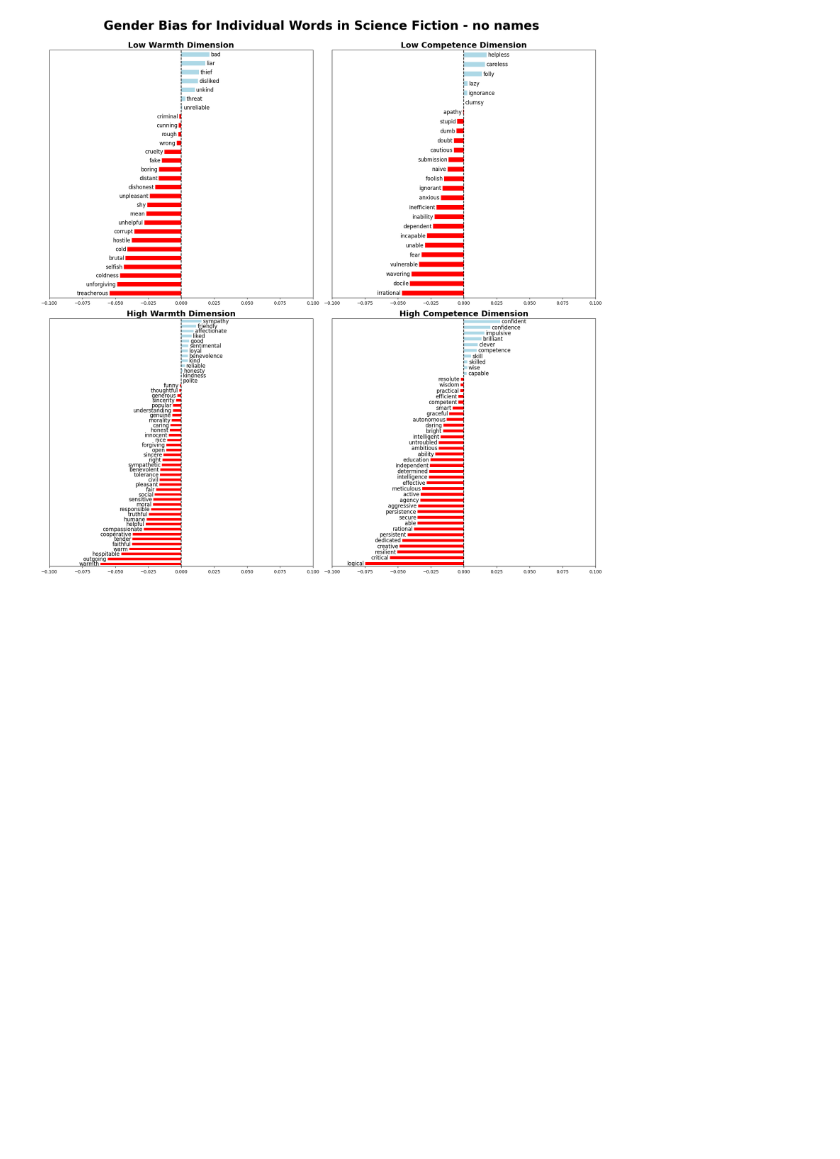
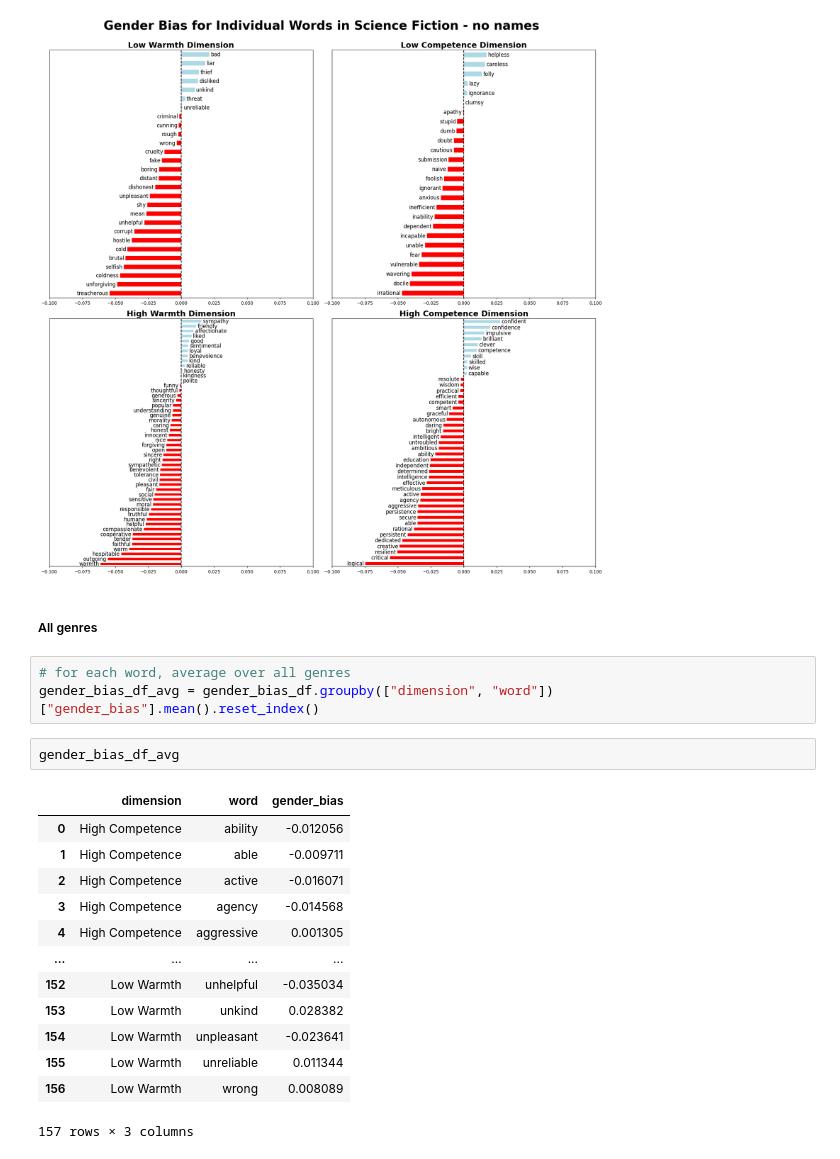
Before and after one commit to Idun9000/Gender-Stereotypes-in-LLM-generated-short-stories, a Jupyter notebook: notebooks/Gender bias analysis/associational_bias_plotting.ipynb, the cells around one changed output. Saved outputs shown, nothing was run; the diff lists cells and outputs as text; blank space fills up the shorter version.

```diff
--- a/notebooks/Gender bias analysis/associational_bias_plotting.ipynb
+++ b/notebooks/Gender bias analysis/associational_bias_plotting.ipynb
@@ -310,3 +310,24 @@ plot_gender_bias_words(gender_bias_df_sci_fi, "Science Fiction")
 plot_gender_bias_words(gender_bias_df_sci_fi_no_names, "Science Fiction - no names")
 # %% [output]
 [figure]
+# %% [markdown]
+##### All genres
+# %%
+# for each word, average over all genres
+gender_bias_df_avg = gender_bias_df.groupby(["dimension", "word"])["gender_bias"].mean().reset_index()
+# %%
+gender_bias_df_avg
+# %% [output]
+|  | dimension | word | gender_bias |
+| 0 | High Competence | ability | -0.012056 |
+| 1 | High Competence | able | -0.009711 |
+| 2 | High Competence | active | -0.016071 |
+| 3 | High Competence | agency | -0.014568 |
+| 4 | High Competence | aggressive | 0.001305 |
+| ... | ... | ... | ... |
+| 152 | Low Warmth | unhelpful | -0.035034 |
+| 153 | Low Warmth | unkind | 0.028382 |
+| 154 | Low Warmth | unpleasant | -0.023641 |
+| 155 | Low Warmth | unreliable | 0.011344 |
+| 156 | Low Warmth | wrong | 0.008089 |
+157 rows × 3 columns
```
Also changed, not shown: parts of 6 cells of this notebook, 14 other files.
